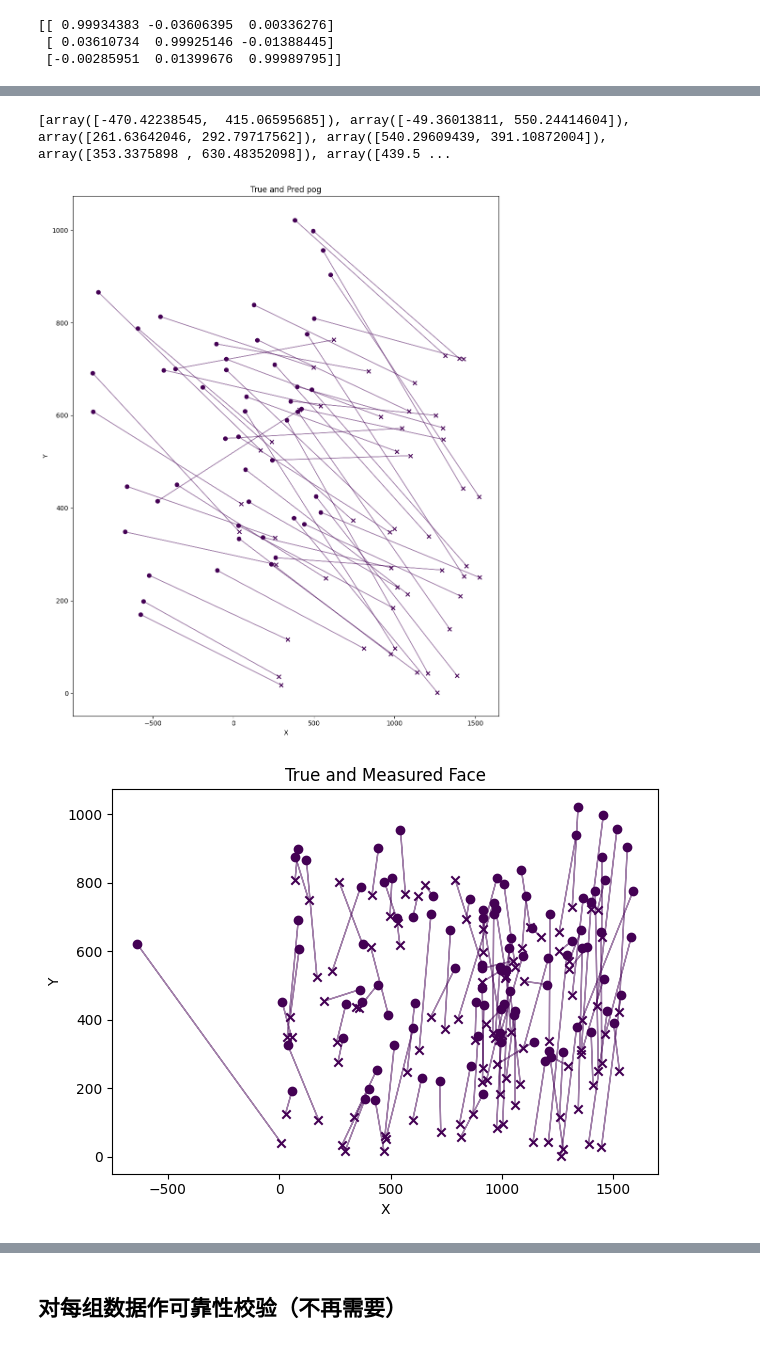
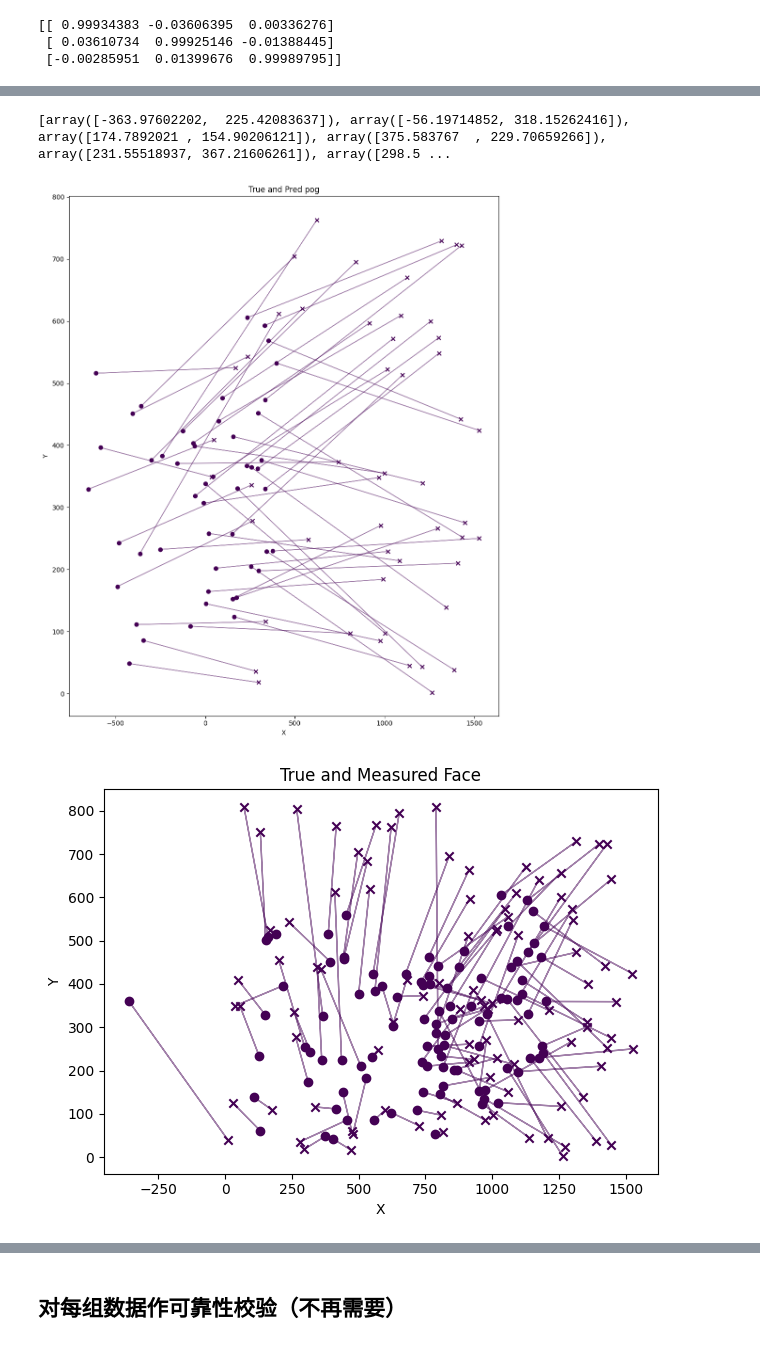
Before and after one commit to OYTubo/GazeNormalization, a Jupyter notebook: analyze.ipynb, the cells around one changed output, grey strips where cells are left out. Drawn from its saved outputs; the diff is of its cells as text; code cells hidden in the pictures.

```diff
--- a/analyze.ipynb
+++ b/analyze.ipynb
@@ -57,10 +78,13 @@ for i in range(len(ground_truth)):
 
 print(pred[0][0])
 
+epi = 0.7
+org_pred.append(np.dot(np.linalg.inv(RMat[i]), pred[i].T))
 # 将归一化向量还原
 org_pred = [[],[],[],[],[],[],[],[]]
 for i in range(len(ground_truth)):
     for j in range(len(RMat[i])):
+        RMat[i][j][2] *= epi
         print(RMat[i][j])
         org_pred[i].append(np.dot(np.linalg.inv(RMat[i][j]), pred[i][j].T))
 print(org_pred[0][0])
@@ -85,17 +109,17 @@ print(org_pred[0][0])
 # %%
-pixel_scale_tan = np.array([0.211667, 0.211667])
-pixel_scale_chen = np.array([0.223427, 0.223427])
+pixel_scale_tan = np.array([0.202, 0.224])
+pixel_scale_chen = np.array([0.22, 0.235])
 
 pred_gc = [[],[],[],[],[],[],[],[]]
 for i in range(len(ground_truth)):
-    for j in range(len(pred[i])):
+    for j in range(len(org_pred[i])):
         if i%2 == 0:
-            pred_gc[i].append(warp_norm.vector_to_gc(pred[i][j], pixel_scale_tan))
+            pred_gc[i].append(warp_norm.vector_to_gc(org_pred[i][j], pixel_scale_tan))
         else:
-            pred_gc[i].append(warp_norm.vector_to_gc(pred[i][j], pixel_scale_chen))
+            pred_gc[i].append(warp_norm.vector_to_gc(org_pred[i][j], pixel_scale_chen))
 print(pred_gc[0])
 # %% [output]
-[array([-470.42238545,  415.06595685]), array([-49.36013811, 550.24414604]), array([261.63642046, 292.79717562]), array([540.29609439, 391.10872004]), array([353.3375898 , 630.48352098]), array([439.5 ...
+[array([-363.97602202,  225.42083637]), array([-56.19714852, 318.15262416]), array([174.7892021 , 154.90206121]), array([375.583767  , 229.70659266]), array([231.55518937, 367.21606261]), array([298.5 ...
 # %%
 plt.figure(figsize=(10, 12))
 
@@ -116,31 +140,31 @@ plt.ylabel('Y')
 plt.tight_layout()
 plt.show()
 # %% [output]
-[figure, old version]
+[figure, new version]
 # %%
-org_tan = np.array([960,0])
+org_tan = np.array([800,0])
 org_chen = np.array([650,0])
 pred_gc_org = [[],[],[],[],[],[],[],[]]
 for i in range(8):
     if i % 2 == 0:
         pred_gc_org[i] = org_tan + pred_gc[i]
     else:
         pred_gc_org[i] = org_chen + pred_gc[i]
 i = 0
 for j in range(len(pred[i])):
     plt.scatter(pred_gc_org[i][j][0], pred_gc_org[i][j][1], marker='o',color = colors[i], label=f'Measured')
     plt.scatter(ground_truth[i][j][0], ground_truth[i][j][1], marker='x',color = colors[i], label=f'True')
     plt.arrow(ground_truth[i][j][0], ground_truth[i][j][1], pred_gc_org[i][j][0] - ground_truth[i][j][0], pred_gc_org[i][j][1] - ground_truth[i][j][1], color=colors[i], alpha=0.5)
 
 plt.title('True and Measured Face')
 plt.xlabel('X')
 plt.ylabel('Y')
 # plt.legend()
 
 plt.tight_layout()
 plt.show()
 # %% [output]
-[figure, old version]
+[figure, new version]
 # %%
 # calculate standard deviation distance
 l2 = []
```
Also changed, not shown: parts of 18 cells of this notebook, 7 other files.
